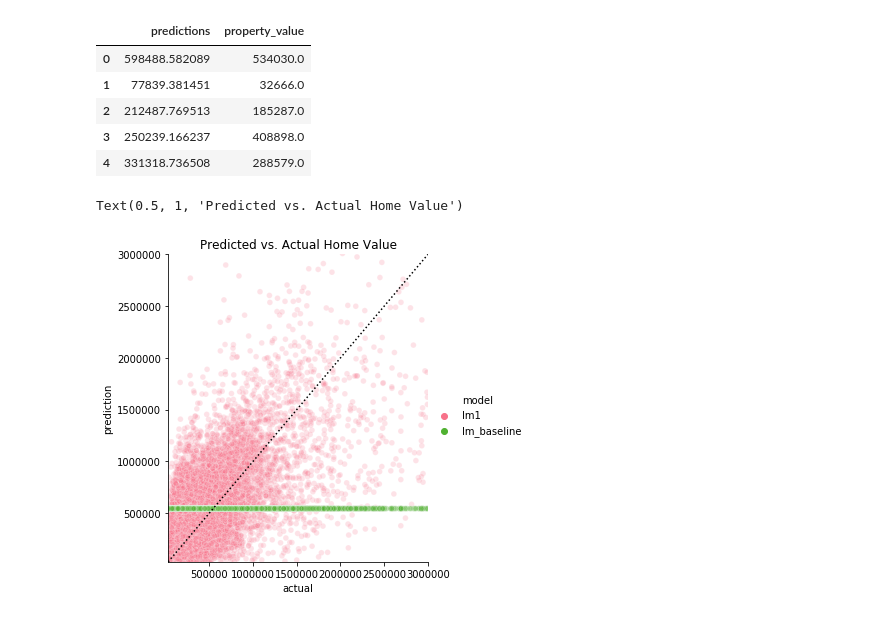
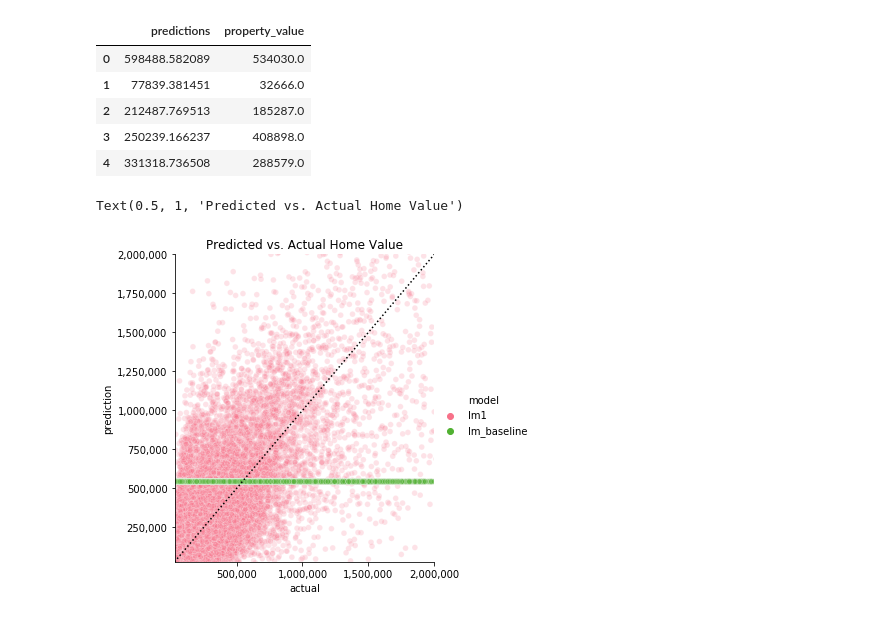
Before and after one commit to Tim-Sotirhos/zillow_project, a Jupyter notebook: zillow_project.ipynb, the cells around one changed output. Cells and saved outputs as stored; diff of their text form; code cells hidden in the pictures.

```diff
--- a/zillow_project.ipynb
+++ b/zillow_project.ipynb
@@ -316,15 +316,21 @@ best_model.head()
 | 3 | 250239.166237 | 408898.0 |
 | 4 | 331318.736508 | 288579.0 |
 # %%
+import matplotlib.ticker as ticker
+
 pd.DataFrame({'actual': predictions.actual,
               'lm1': predictions.lm1,
               'lm_baseline': predictions.baseline.ravel()})\
 .melt(id_vars=['actual'], var_name='model', value_name='prediction')\
 .pipe((sns.relplot, 'data'), x='actual', y='prediction', hue='model', alpha = .2, s=32)
 plt.plot([30000, 3000000],[30000, 3000000], c='black', ls=':')
-plt.ylim(30000, 3000000)
-plt.xlim(30000, 3000000)
+plt.ylim(30000, 2000000)
+plt.xlim(30000, 2000000)
+ax = plt.gca()
+ax.get_yaxis().set_major_formatter(plt.FuncFormatter(lambda x, loc: "{:,}".format(int(x))))
+ax.get_xaxis().set_major_formatter(plt.FuncFormatter(lambda x, loc: "{:,}".format(int(x))))
+ax.xaxis.set_major_locator(ticker.MultipleLocator(500000))
 plt.title('Predicted vs. Actual Home Value')
 # %% [output]
 Text(0.5, 1, 'Predicted vs. Actual Home Value')
-[figure, old version]
+[figure, new version]
```
